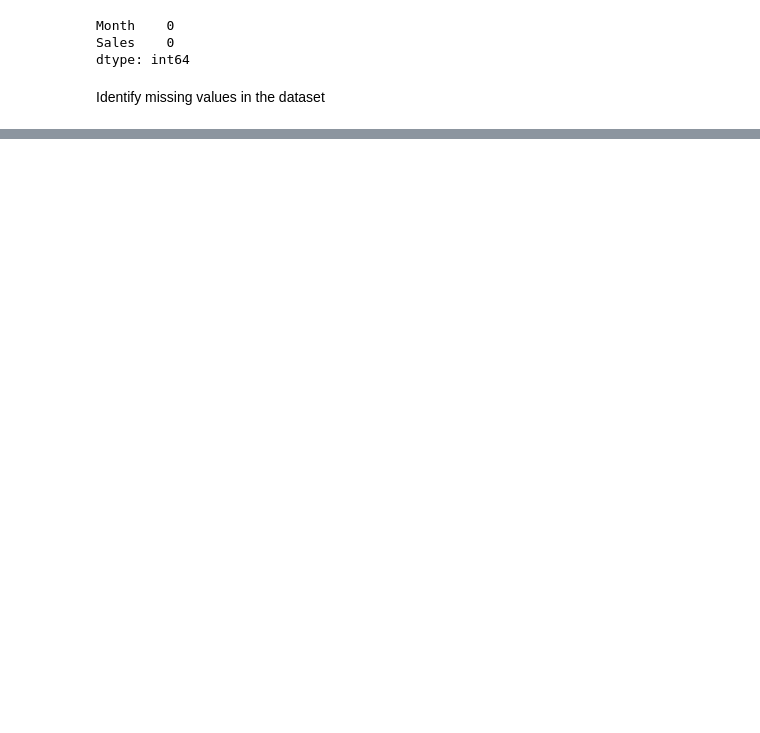
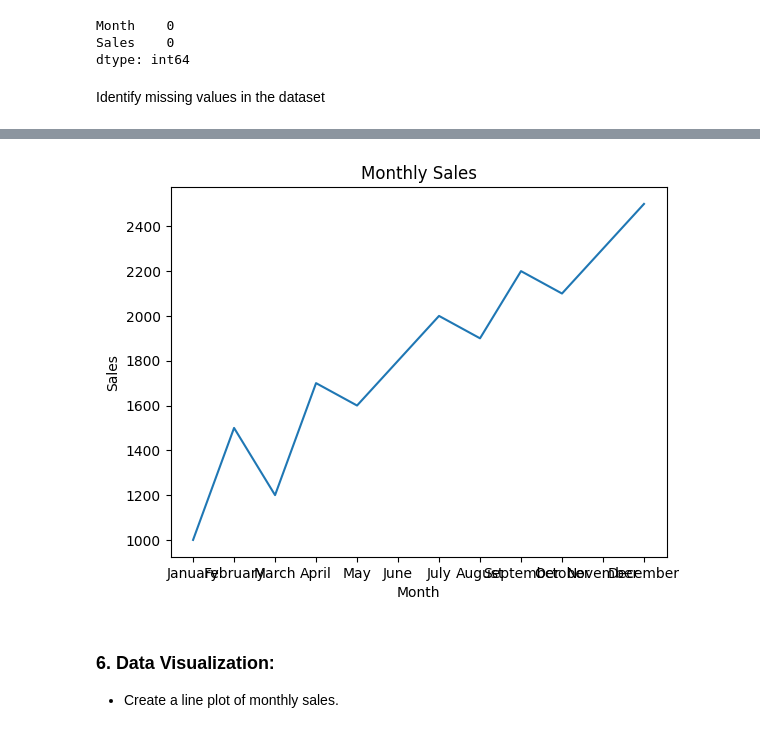
Before and after one commit to kvl00l/project, a Jupyter notebook: Project.ipynb, the cells around one changed output, grey strips where cells are left out. Cells and saved outputs as stored; diff of their text form; code cells hidden in the pictures; blank space fills up the shorter version.

```diff
--- a/Project.ipynb
+++ b/Project.ipynb
@@ -89,0 +80,15 @@ Identify missing values in the dataset
+# %%
+x = df['Month']
+y = df['Sales']
+# %%
+plt.plot(x, y)
+plt.title('Monthly Sales')
+plt.xlabel('Month')
+plt.ylabel('Sales')
+
+plt.show()
+# %% [output]
+[figure, added]
+# %% [markdown]
+### 6. Data Visualization:
+- Create a line plot of monthly sales.
```
Also changed, not shown: parts of 5 cells of this notebook.
